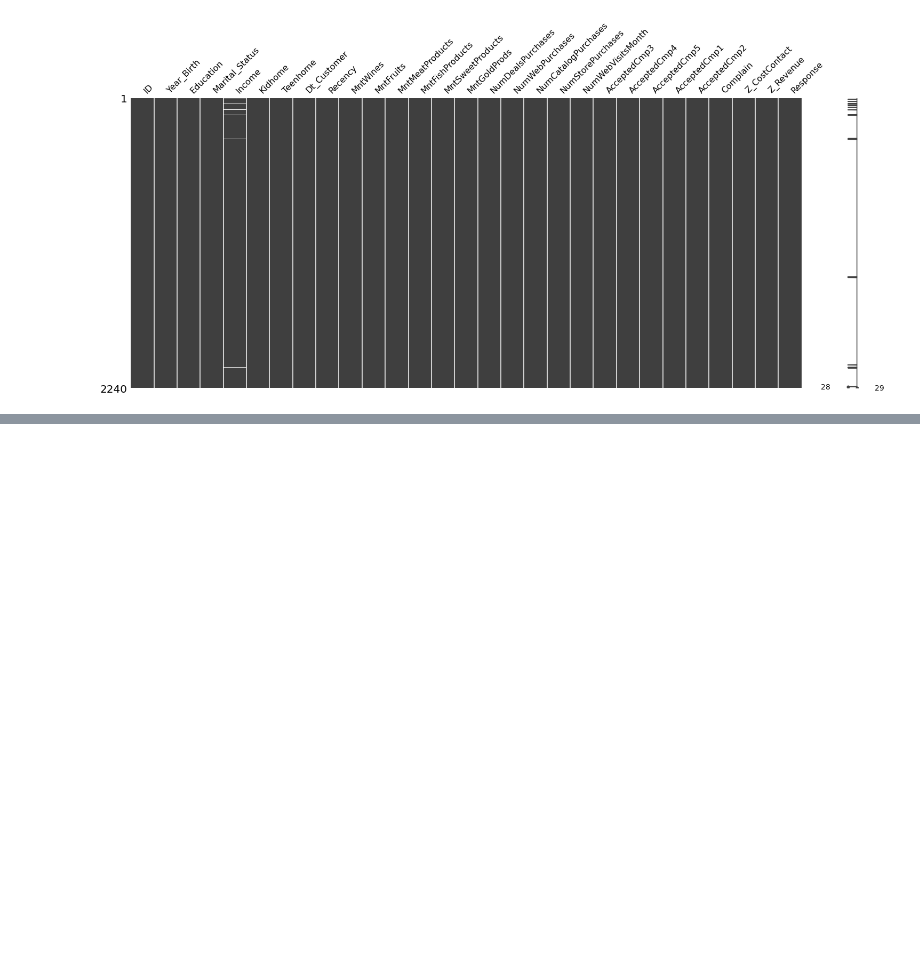
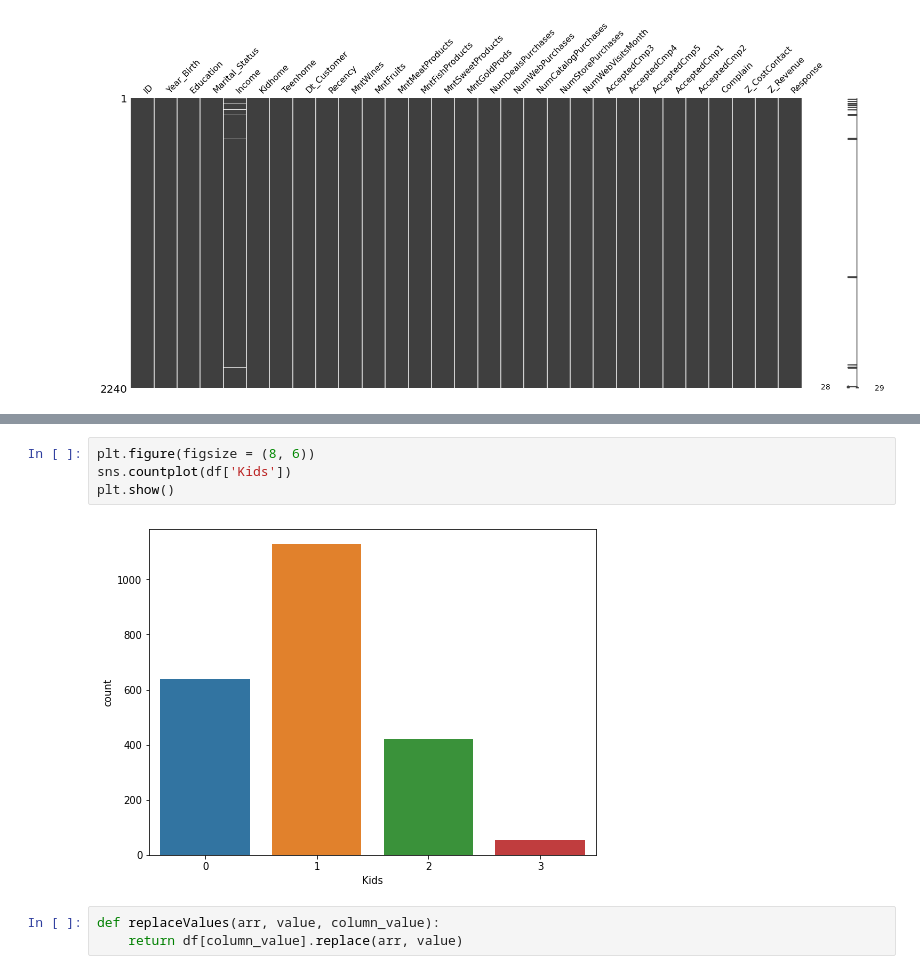
Before and after one commit to PremKumar-V/ML_Projects, a Jupyter notebook: Customer_Personality_Analysis.ipynb, the cells around one changed output, grey strips where cells are left out. Drawn from its saved outputs; the diff is of its cells as text; blank space fills up the shorter version.

```diff
--- a/Customer_Personality_Analysis.ipynb
+++ b/Customer_Personality_Analysis.ipynb
@@ -124,0 +158,9 @@ plt.show()
+# %%
+plt.figure(figsize = (8, 6))
+sns.countplot(df['Kids'])
+plt.show()
+# %% [output]
+[figure, added]
+# %%
+def replaceValues(arr, value, column_value):
+    return df[column_value].replace(arr, value)
```
Also changed, not shown: parts of 8 cells of this notebook.
